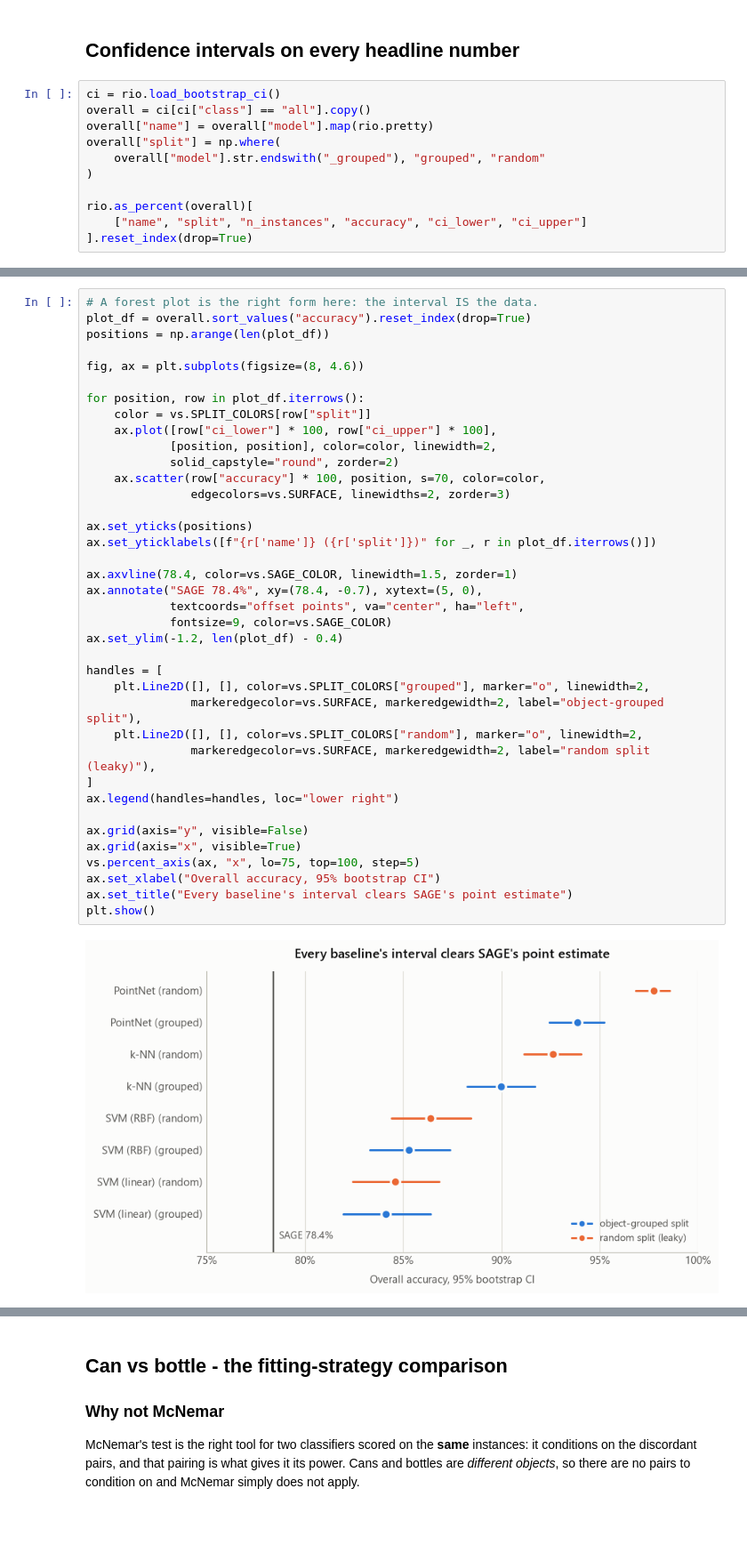
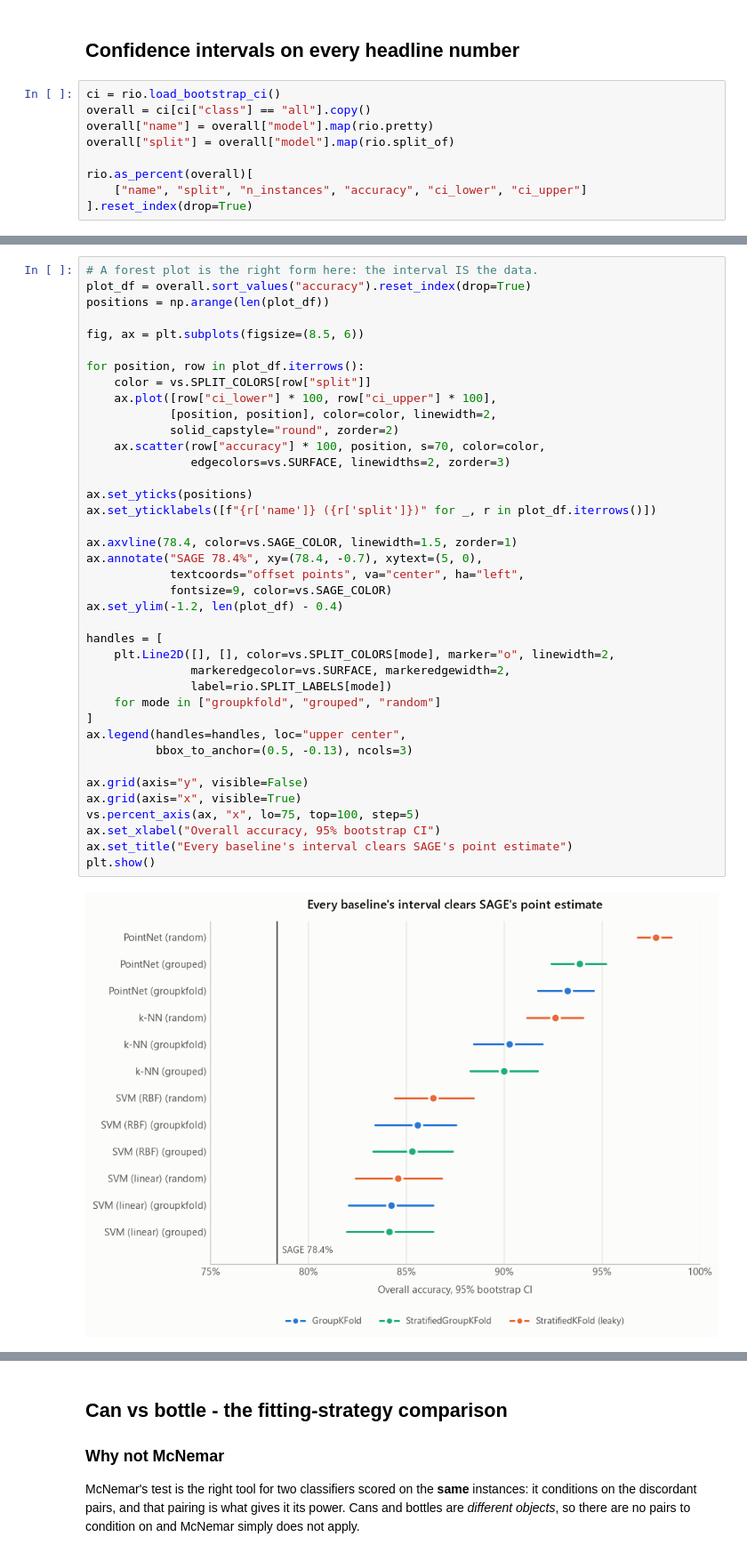
Before and after one commit to shreyan01/pnsg_superquadrics, a Jupyter notebook: sage_baseline_experiments/notebooks/05_task5_statistics.ipynb, the cells around one changed output, grey strips where cells are left out. Shown at 89% size. Cells and saved outputs as stored; diff of their text form; blank space fills up the shorter version.

```diff
--- a/sage_baseline_experiments/notebooks/05_task5_statistics.ipynb
+++ b/sage_baseline_experiments/notebooks/05_task5_statistics.ipynb
@@ -36,9 +36,7 @@ Reading results from: C:\Users\suraj\Desktop\ICRA\sage_baseline_experiments\resu
 ci = rio.load_bootstrap_ci()
 overall = ci[ci["class"] == "all"].copy()
 overall["name"] = overall["model"].map(rio.pretty)
-overall["split"] = np.where(
-    overall["model"].str.endswith("_grouped"), "grouped", "random"
-)
+overall["split"] = overall["model"].map(rio.split_of)
 
 rio.as_percent(overall)[
     ["name", "split", "n_instances", "accuracy", "ci_lower", "ci_upper"]
@@ -58,39 +60,40 @@ rio.as_percent(overall)[
 plot_df = overall.sort_values("accuracy").reset_index(drop=True)
 positions = np.arange(len(plot_df))
 
-fig, ax = plt.subplots(figsize=(8, 4.6))
+fig, ax = plt.subplots(figsize=(8.5, 6))
 
 for position, row in plot_df.iterrows():
     color = vs.SPLIT_COLORS[row["split"]]
     ax.plot([row["ci_lower"] * 100, row["ci_upper"] * 100],
             [position, position], color=color, linewidth=2,
             solid_capstyle="round", zorder=2)
     ax.scatter(row["accuracy"] * 100, position, s=70, color=color,
                edgecolors=vs.SURFACE, linewidths=2, zorder=3)
 
 ax.set_yticks(positions)
 ax.set_yticklabels([f"{r['name']} ({r['split']})" for _, r in plot_df.iterrows()])
 
 ax.axvline(78.4, color=vs.SAGE_COLOR, linewidth=1.5, zorder=1)
 ax.annotate("SAGE 78.4%", xy=(78.4, -0.7), xytext=(5, 0),
             textcoords="offset points", va="center", ha="left",
             fontsize=9, color=vs.SAGE_COLOR)
 ax.set_ylim(-1.2, len(plot_df) - 0.4)
 
 handles = [
-    plt.Line2D([], [], color=vs.SPLIT_COLORS["grouped"], marker="o", linewidth=2,
-               markeredgecolor=vs.SURFACE, markeredgewidth=2, label="object-grouped split"),
-    plt.Line2D([], [], color=vs.SPLIT_COLORS["random"], marker="o", linewidth=2,
-               markeredgecolor=vs.SURFACE, markeredgewidth=2, label="random split (leaky)"),
+    plt.Line2D([], [], color=vs.SPLIT_COLORS[mode], marker="o", linewidth=2,
+               markeredgecolor=vs.SURFACE, markeredgewidth=2,
+               label=rio.SPLIT_LABELS[mode])
+    for mode in ["groupkfold", "grouped", "random"]
 ]
-ax.legend(handles=handles, loc="lower right")
+ax.legend(handles=handles, loc="upper center",
+          bbox_to_anchor=(0.5, -0.13), ncols=3)
 
 ax.grid(axis="y", visible=False)
 ax.grid(axis="x", visible=True)
 vs.percent_axis(ax, "x", lo=75, top=100, step=5)
 ax.set_xlabel("Overall accuracy, 95% bootstrap CI")
 ax.set_title("Every baseline's interval clears SAGE's point estimate")
 plt.show()
 # %% [output]
-[figure, old version]
+[figure, new version]
 # %% [markdown]
```
Also changed, not shown: parts of 7 cells of this notebook, 43 other files.
